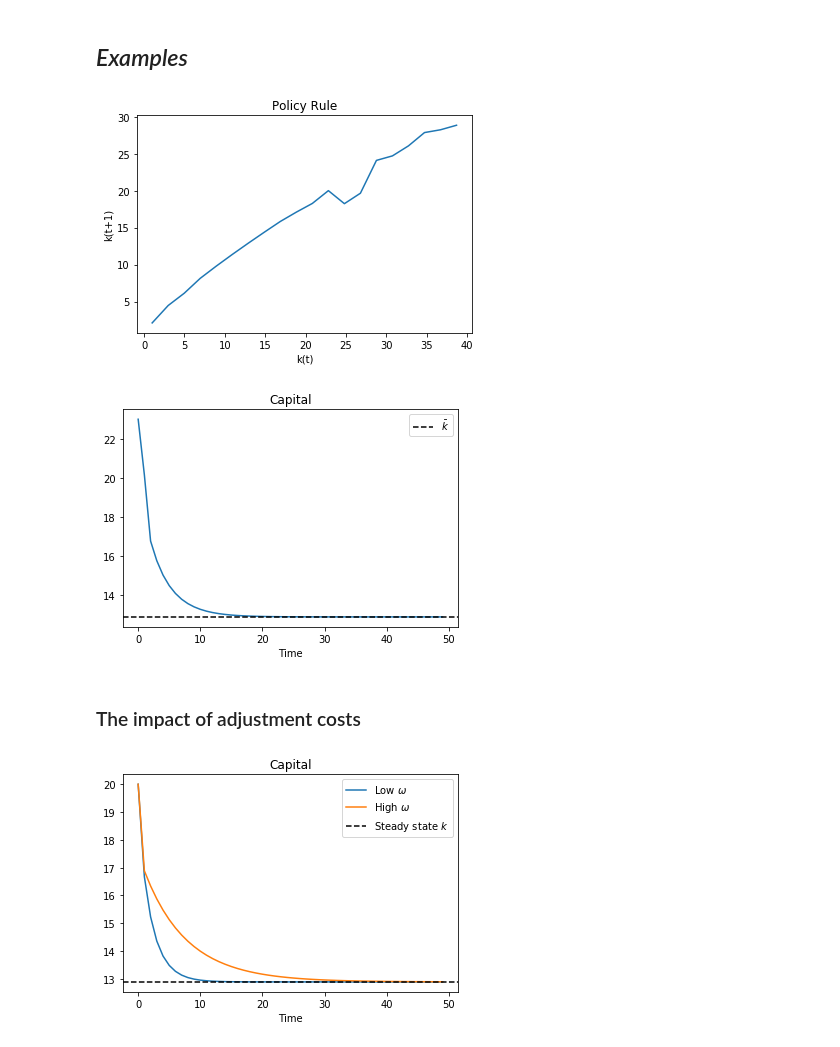
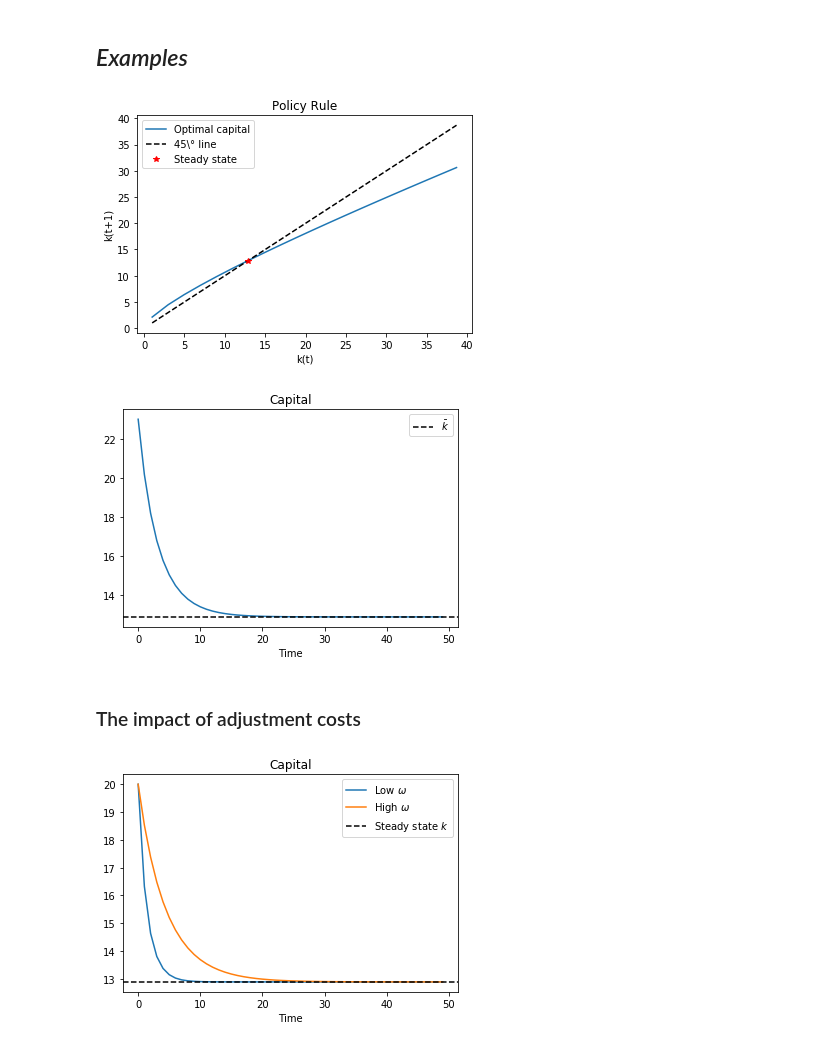
Before and after one commit to Mv77/Q_Investment, a Jupyter notebook: q_investment_model.ipynb, the cells around one changed output. Saved outputs shown, nothing was run; the diff lists cells and outputs as text; code cells hidden in the pictures.

```diff
--- a/q_investment_model.ipynb
+++ b/q_investment_model.ipynb
@@ -71,9 +71,12 @@ class Qmod:
     # k_1.
     def k2(self,k0,k1):
 
-        sol = optimize.root_scalar(lambda x: self.eulerError(k0,k1,x), x0=k0, x1=self.kss).root
+        sol = optimize.root_scalar(lambda x: self.eulerError(k0,k1,x), x0=k0, x1=self.kss)
 
-        return(sol)
+        if sol.flag != "converged":
+            raise Exception('Could not find capital value satisfying Euler equation')
+
+        return(sol.root)
 
     # Find the capital trajectory implied by the euler equation for
     # an initial k_0, k_1.
@@ -83,7 +86,12 @@ class Qmod:
         k[1] = k1
         for i in range(2,t):
 
-            k[i] = self.k2(k[i-2],k[i-1])
+            try:
+                k[i] = self.k2(k[i-2],k[i-1])
+            except:
+                k[i:] = k[i]
+                return(k)
+
             if k[i]<0 or (abs(k[i]-self.kss) > 2*abs(k0-self.kss)):
                 k[i:] = k[i]
                 return(k)
@@ -91,7 +99,7 @@ class Qmod:
         return(k)
 
     # Shooting algorithm to find k_1 given k_0.
-    def find_k1(self,k0,T=30,tol = 10**(-4),maxiter = 200):
+    def find_k1(self,k0,T=30,tol = 10**(-3),maxiter = 200):
 
         top = max(self.kss,k0)
         bot = min(self.kss,k0)
@@ -137,6 +145,8 @@ class Qmod:
         for i in range(1,t):
             k[i] = self.k1Func(k[i-1])
         return(k)
+
+Qexample = Qmod(beta = 0.99,tau = 0, alpha = 0.33, omega =  0.5, zeta =  0, delta = 0.05)
 # %% [markdown]
 ## _Examples_
 # %%
@@ -147,15 +157,19 @@ Qexample.solve()
 # %%
 # Plot policy rule
 
 k = np.linspace(1,3*Qexample.kss,20)
 
-plt.plot(k,[Qexample.k1Func(x) for x in k])
+plt.figure()
+plt.plot(k,[Qexample.k1Func(x) for x in k], label = "Optimal capital")
+plt.plot(k,k, linestyle = '--', color = 'k', label = "45\° line")
+plt.plot(Qexample.kss,Qexample.kss,'*r', label = "Steady state")
 plt.title('Policy Rule')
 plt.xlabel('k(t)')
 plt.ylabel('k(t+1)')
+plt.legend()
 plt.show()
 # %% [output]
-[figure, old version]
+[figure, new version]
 # %%
 # Find capital dynamics from a given starting capital
 k0 = 23
@@ -171,13 +185,13 @@ plt.xlabel('Time')
 plt.legend()
 plt.show()
 # %% [output]
-[figure, old version]
+[figure, new version]
 # %% [markdown]
 ### The impact of adjustment costs
 # %%
 # Create and solve two instances, one with high and one with low adjustment costs omega
-Qlow  = Qmod(beta = 0.99,tau = 0, alpha = 0.33, omega =  0.2, zeta =  0, delta = 0.05)
-Qhigh = Qmod(beta = 0.99,tau = 0, alpha = 0.33, omega =  2.0, zeta =  0, delta = 0.05)
+Qlow  = Qmod(beta = 0.99,tau = 0, alpha = 0.33, omega =  0.1, zeta =  0, delta = 0.05)
+Qhigh = Qmod(beta = 0.99,tau = 0, alpha = 0.33, omega =  0.9, zeta =  0, delta = 0.05)
 
 Qlow.solve()
 Qhigh.solve()
@@ -198,4 +212,4 @@ plt.xlabel('Time')
 plt.legend()
 plt.show()
 # %% [output]
-[figure, old version]
+[figure, new version]
```
